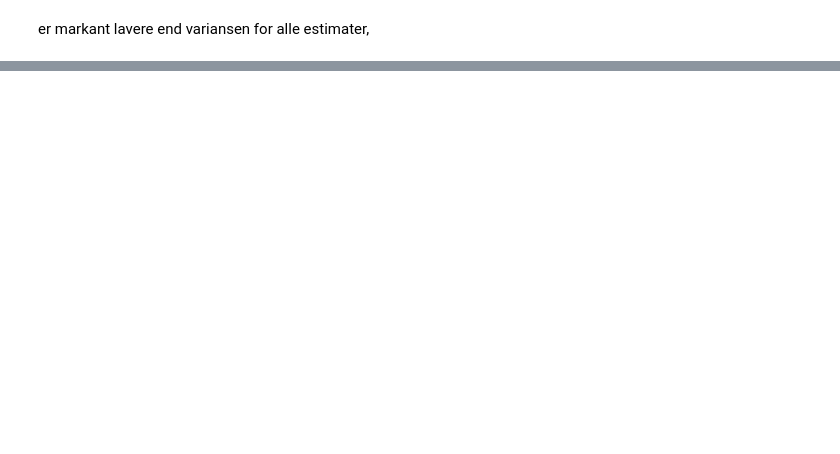
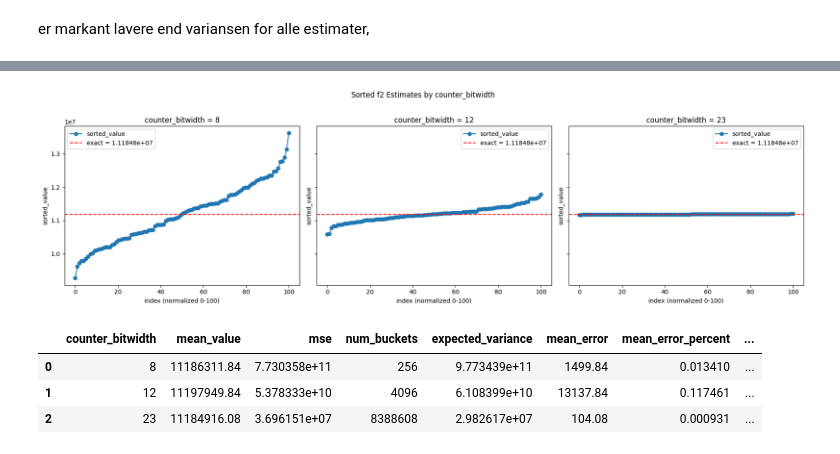
Before and after one commit to BimmerBass/RAD2026, a Jupyter notebook: plots.ipynb, the cells around one changed output, grey strips where cells are left out. Saved outputs shown, nothing was run; the diff lists cells and outputs as text; code cells hidden in the pictures; blank space fills up the shorter version.

Commit message:
add requirements.txt and merge plot8 into plots. re-do results

```diff
--- a/plots.ipynb
+++ b/plots.ipynb
@@ -127,0 +132,3 @@ np.float64(31314133.76)
+# %%
+df = pd.read_csv("results_opg8.csv")
+df
@@ -127,0 +149,43 @@ np.float64(31314133.76)
+# %%
+bitwidths = sorted(df['counter_bitwidth'].unique())
+fig, axes = plt.subplots(1, len(bitwidths), figsize=(18, 5), sharey=True)
+
+if len(bitwidths) == 1:
+    axes = [axes]
+
+for ax, width in zip(axes, bitwidths):
+    group = df[df['counter_bitwidth'] == width].reset_index(drop=True)
+    x_norm = np.linspace(0, 100, len(group))
+    exact_value = group['exact'].iloc[0]
+
+    ax.plot(x_norm, group['sorted_value'], marker='o', linestyle='-', label='sorted_value')
+    ax.axhline(exact_value, color='r', linestyle='--', label=f'exact = {exact_value:.6g}')
+    ax.set_title(f'counter_bitwidth = {width}')
+    ax.set_xlabel('index (normalized 0-100)')
+    ax.set_ylabel('sorted_value')
+    ax.legend()
+
+fig.suptitle('Sorted f2 Estimates by counter_bitwidth', y=1.02)
+fig.tight_layout()
+plt.show()
+# %% [output]
+[figure, added]
+# %%
+exact = df['exact'].iloc[0]
+df_summary = df.groupby('counter_bitwidth', as_index=False).agg(
+    mean_value=('raw_value', 'mean'),
+    mse=('mse', 'first')
+)
+df_summary['num_buckets'] = 2 ** df_summary['counter_bitwidth']
+df_summary['expected_variance'] = 2 * (exact**2) / df_summary['num_buckets']
+df_summary['mean_error'] = df_summary['mean_value'] - exact
+df_summary['mean_error_percent'] = df_summary['mean_error'] / exact * 100
+df_summary['variance_error'] = df_summary['mse'] - df_summary['expected_variance']
+df_summary['variance_error_percent'] = df_summary['variance_error'] / df_summary['expected_variance'] * 100
+
+df_summary
+# %% [output]
+|  | counter_bitwidth | mean_value | mse | num_buckets | expected_variance | mean_error | mean_error_percent | ... |
+| 0 | 8 | 11186311.84 | 7.730358e+11 | 256 | 9.773439e+11 | 1499.84 | 0.013410 | ... |
+| 1 | 12 | 11197949.84 | 5.378333e+10 | 4096 | 6.108399e+10 | 13137.84 | 0.117461 | ... |
+| 2 | 23 | 11184916.08 | 3.696151e+07 | 8388608 | 2.982617e+07 | 104.08 | 0.000931 | ... |
```
Also changed, not shown: parts of 11 cells of this notebook, 4 other files.
